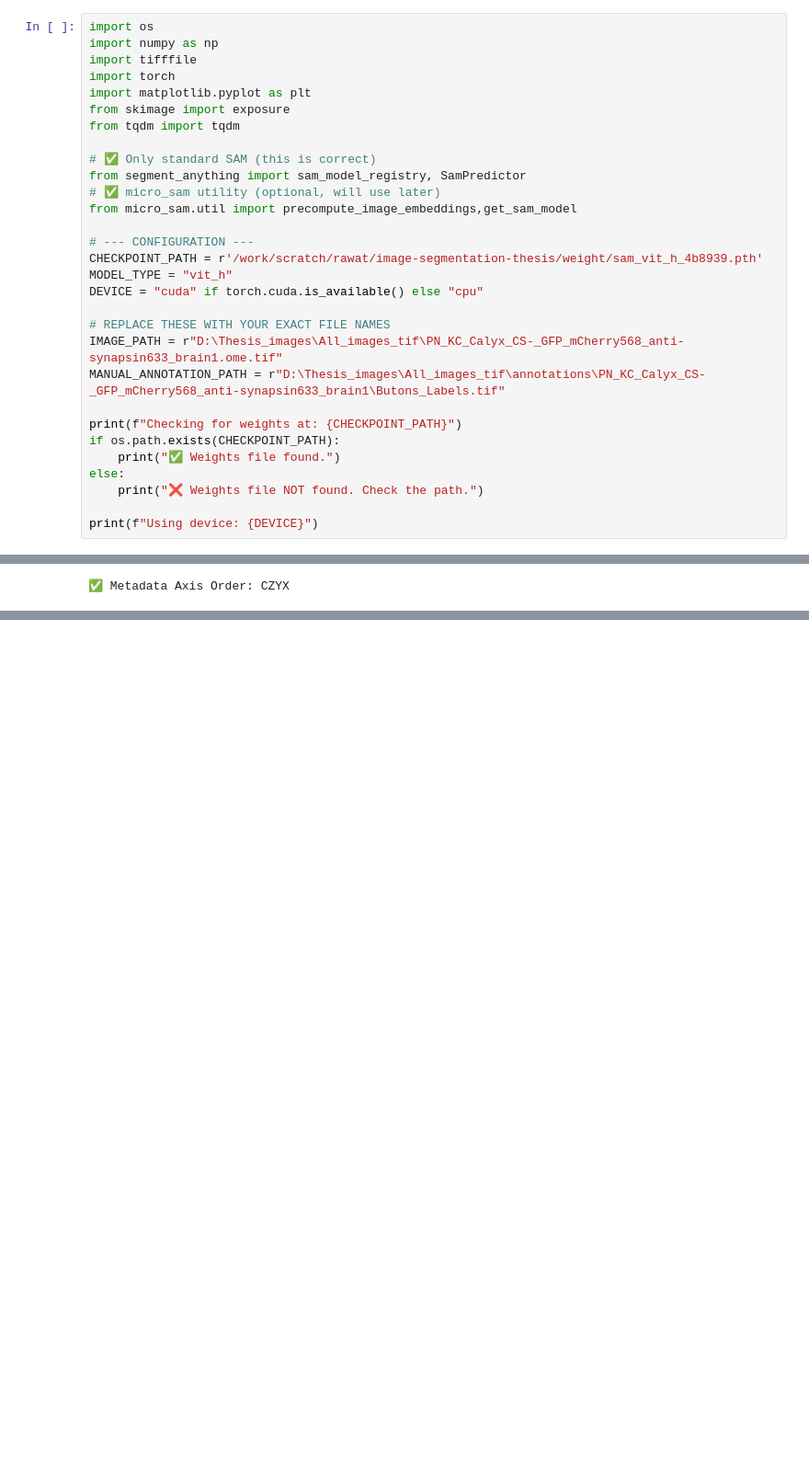
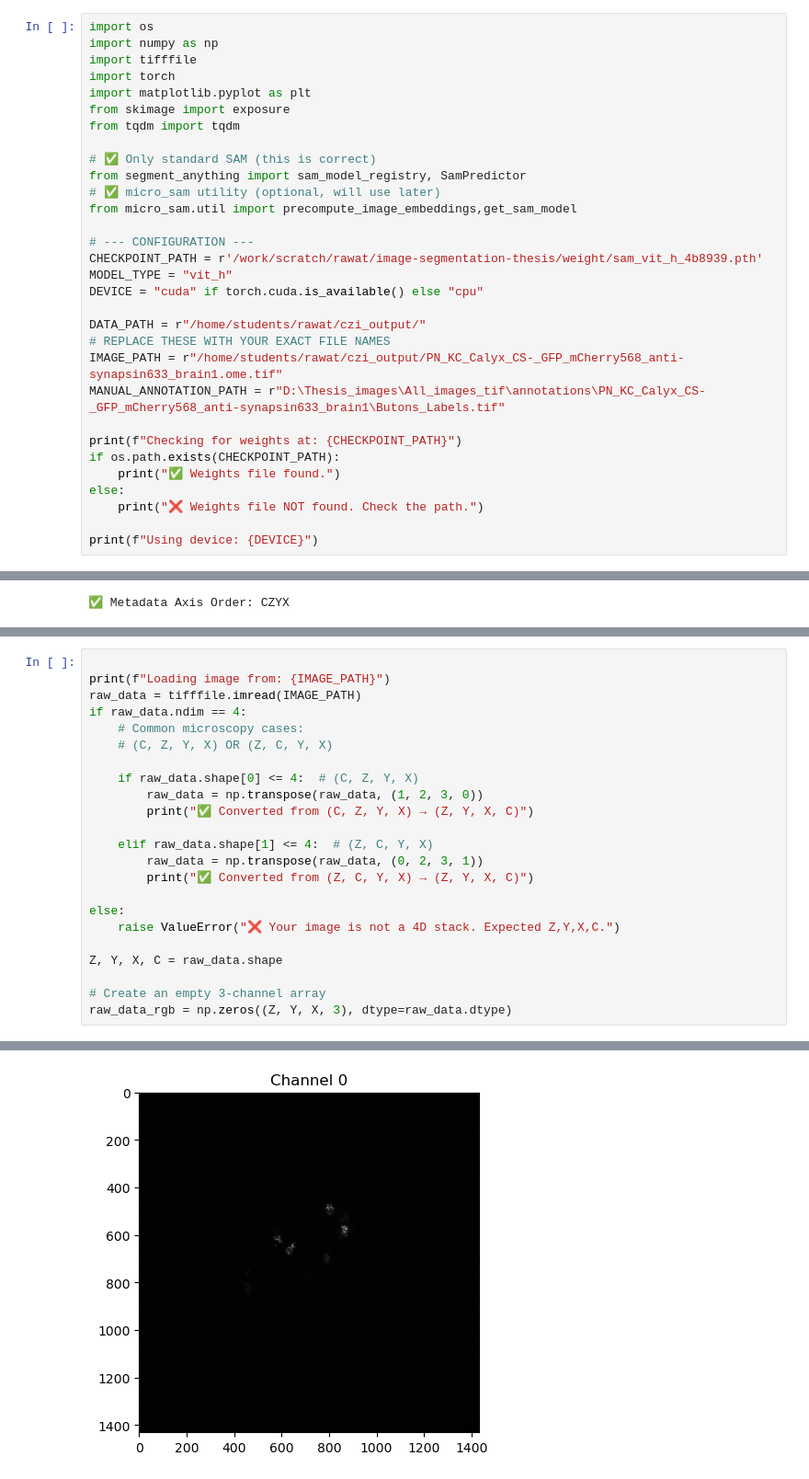
Before and after one commit to aditya0701/Image_segmentation_thesis, a Jupyter notebook: tools/image_annotation_microsam.ipynb, the cells around one changed output, grey strips where cells are left out. Shown at 92% size. Drawn from its saved outputs; the diff is of its cells as text; blank space fills up the shorter version.

```diff
--- a/tools/image_annotation_microsam.ipynb
+++ b/tools/image_annotation_microsam.ipynb
@@ -17,8 +17,9 @@ CHECKPOINT_PATH = r'/work/scratch/rawat/image-segmentation-thesis/weight/sam_vit
 MODEL_TYPE = "vit_h"
 DEVICE = "cuda" if torch.cuda.is_available() else "cpu"
 
+DATA_PATH = r"/home/students/rawat/czi_output/"
 # REPLACE THESE WITH YOUR EXACT FILE NAMES
-IMAGE_PATH = r"D:\Thesis_images\All_images_tif\PN_KC_Calyx_CS-_GFP_mCherry568_anti-synapsin633_brain1.ome.tif"
+IMAGE_PATH = r"/home/students/rawat/czi_output/PN_KC_Calyx_CS-_GFP_mCherry568_anti-synapsin633_brain1.ome.tif"
 MANUAL_ANNOTATION_PATH = r"D:\Thesis_images\All_images_tif\annotations\PN_KC_Calyx_CS-_GFP_mCherry568_anti-synapsin633_brain1\Butons_Labels.tif"
 
 print(f"Checking for weights at: {CHECKPOINT_PATH}")
@@ -53,0 +143,24 @@ with tifffile.TiffFile(IMAGE_PATH) as tif:
+# %%
+
+print(f"Loading image from: {IMAGE_PATH}")
+raw_data = tifffile.imread(IMAGE_PATH)
+if raw_data.ndim == 4:
+    # Common microscopy cases:
+    # (C, Z, Y, X) OR (Z, C, Y, X)
+
+    if raw_data.shape[0] <= 4:  # (C, Z, Y, X)
+        raw_data = np.transpose(raw_data, (1, 2, 3, 0))
+        print("✅ Converted from (C, Z, Y, X) → (Z, Y, X, C)")
+
+    elif raw_data.shape[1] <= 4:  # (Z, C, Y, X)
+        raw_data = np.transpose(raw_data, (0, 2, 3, 1))
+        print("✅ Converted from (Z, C, Y, X) → (Z, Y, X, C)")
+
+else:
+    raise ValueError("❌ Your image is not a 4D stack. Expected Z,Y,X,C.")
+
+Z, Y, X, C = raw_data.shape
+
+# Create an empty 3-channel array
+raw_data_rgb = np.zeros((Z, Y, X, 3), dtype=raw_data.dtype)
+# %% [output]
@@ -53,0 +169 @@ with tifffile.TiffFile(IMAGE_PATH) as tif:
+[figure, added]
```
Also changed, not shown: parts of 12 cells of this notebook, 10 other files.
